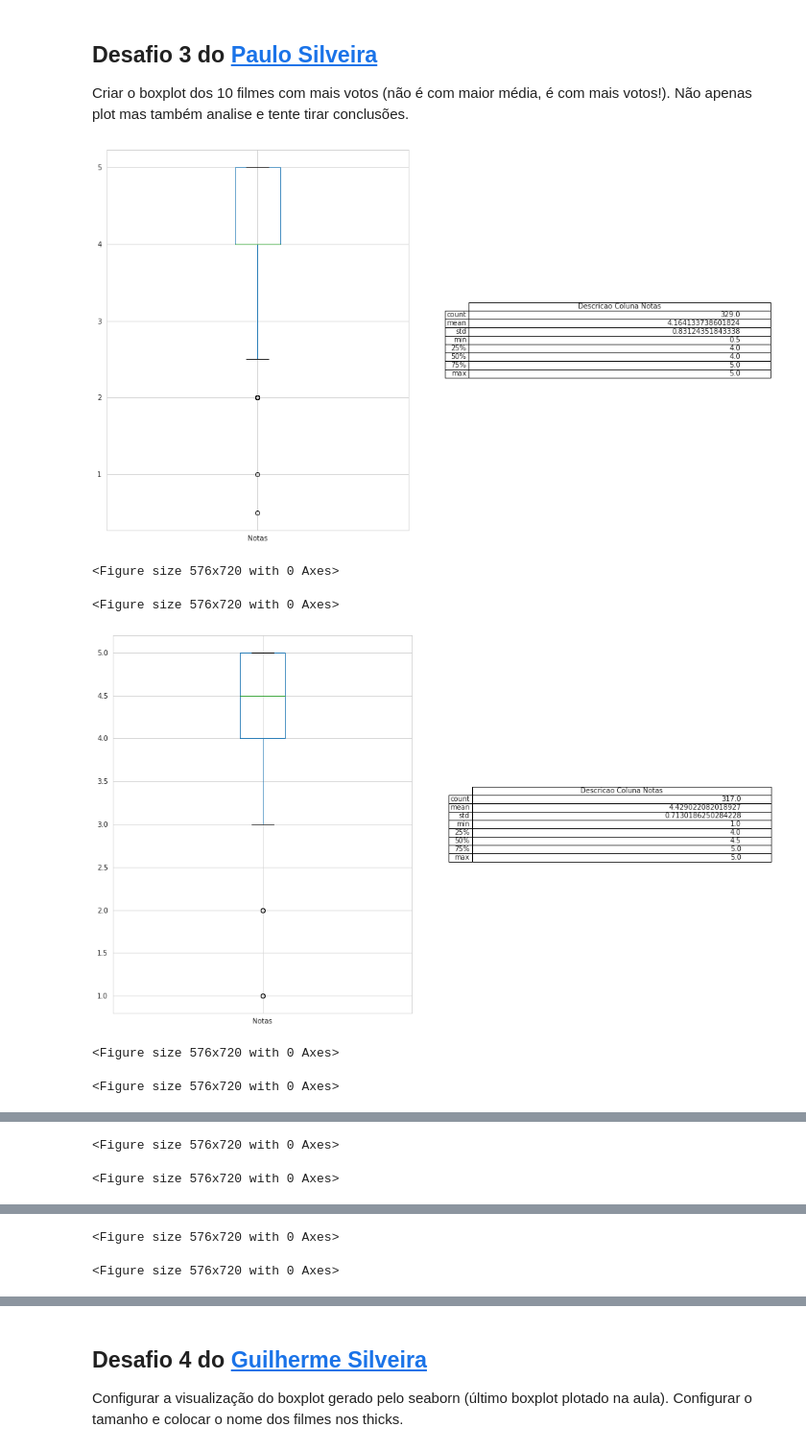
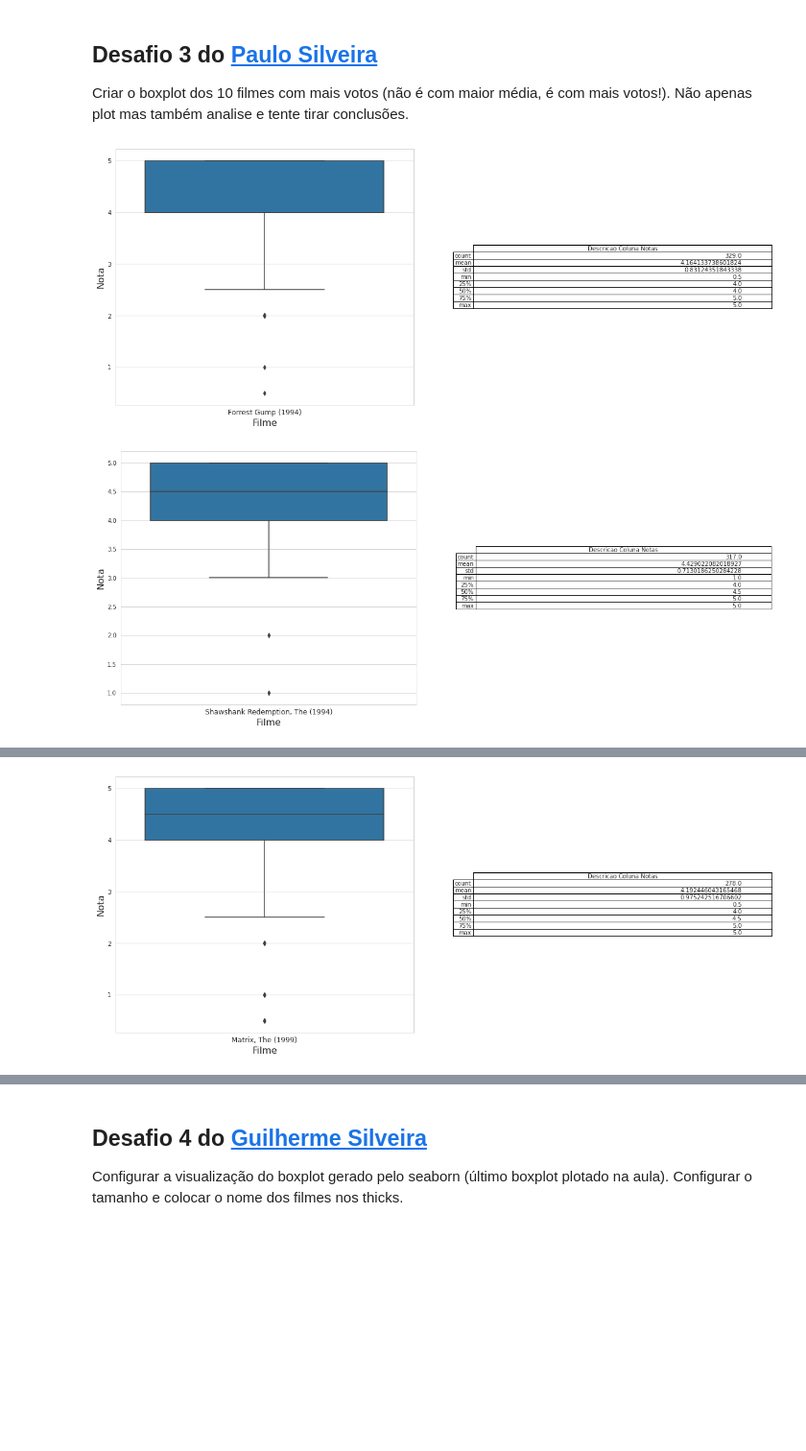
Before and after one commit to RafaelHPS/QuarentenaDados, a Jupyter notebook: QuarentenaDados.ipynb, the cells around one changed output, grey strips where cells are left out. Shown at 96% size. Drawn from its saved outputs; the diff is of its cells as text; code cells hidden in the pictures; blank space fills up the shorter version.

```diff
--- a/QuarentenaDados.ipynb
+++ b/QuarentenaDados.ipynb
@@ -251,21 +251,25 @@ plt.show()
 Encontar vários filmes com médias próximas e distribuições diferentes, use a função **plot_filmes(n)** para plotar.
 # %%
 def plot_filme(n):
-  fig, axs = plt.subplots(ncols=3)
+  fig, axs = plt.subplots(1,3,figsize=(20,8))
 
   #fig,(axs,tabax) = plt.subplots(ncols=2, gridspec_kw=dict(width_ratios=[2,1]))
 
-  plt.figure(figsize=(8,10))
-  notas_do_filme = ratings.query(f"movieId=={n}")["rating"]
-  plot_hist = notas_do_filme.plot(kind='hist',ax=axs[0])
+  #plt.figure(figsize=(8,10))
+  notas_do_filme = ratings.query(f"movieId=={n}")
+  plot_hist = notas_do_filme.plot(kind='hist',x="movieId",y="rating",ax=axs[0])
   plot_hist.set_xlabel('Notas')
 
-  plt.figure(figsize=(8,10))
-  plot_box = notas_do_filme.plot.box(ax=axs[1])
+  #plt.figure(figsize=(8,10))
+  #plot_box = notas_do_filme.plot.box(ax=axs[1])
+
   nome_do_filme = movies.query(f"movieId=={n}")["title"]
+  plot_box = sns.boxplot(data = notas_do_filme, x="movieId", y="rating",ax=axs[1])
+  plot_box.set_xlabel("Filme", fontsize=16)
+  plot_box.set_ylabel("Nota", fontsize=16)
   plot_box.set_xticklabels(nome_do_filme)
 
-  summary = notas_do_filme.describe().to_frame()
+  summary = notas_do_filme["rating"].describe().to_frame()
   plot_table = axs[2].table(cellText=summary.values,
           rowLabels=summary.index,
           colLabels=["Descricao Coluna Notas"],
@@ -273,8 +277,6 @@ def plot_filme(n):
           loc='center')
   axs[2].axis("off")
 
-
-
   plt.show()
   print('\n')
   return
@@ -303,16 +299,17 @@ for id_filme in media_filmes_nao_redonda["movieId"]:
  Criar o boxplot dos 10 filmes com mais votos (não é com maior média, é com mais votos!). Não apenas plot mas também analise e tente tirar conclusões.
 # %%
 def box_plot_top_dez(n):
-  fig, axs = plt.subplots(ncols=2)
+  fig, axs = plt.subplots(1,2,figsize=(20,8))
 
-  plt.figure(figsize=(8,10))
-  notas_do_filme = ratings.query(f"movieId=={n}")["rating"]
-  nome_do_filme = movies.query(f"movieId=={n}")
-  plt.figure(figsize=(8,10))
-  plot_box = notas_do_filme.plot.box(ax=axs[0])
+  notas_do_filme = ratings.query(f"movieId=={n}")
+  nome_do_filme = movies.query(f"movieId=={n}")["title"]
+  plot_box = sns.boxplot(data=notas_do_filme,x='movieId',y='rating', ax=axs[0])
   plot_box.set_xticklabels('Notas')
+  plot_box.set_xlabel("Filme", fontsize=16)
+  plot_box.set_ylabel("Nota", fontsize=16)
+  plot_box.set_xticklabels(nome_do_filme,fontsize=12)
 
-  summary = notas_do_filme.describe().to_frame()
+  summary = notas_do_filme.describe()["rating"].to_frame()
   plot_table = axs[1].table(cellText=summary.values,
           rowLabels=summary.index,
           colLabels=["Descricao Coluna Notas"],
@@ -324,14 +321,10 @@ def box_plot_top_dez(n):
   print('\n')
   return
 # %%
-top_dez_votos = contagem_notas.sort_values("countRating",ascending=False).head(10)
+top_dez_votos = contagem_notas.sort_values(by="countRating",ascending=False).head(10)
 
 for id_filme in top_dez_votos.index:
   box_plot_top_dez(id_filme)
 # %% [output]
-[figure, old version]
+[figure, new version]
-<Figure size 576x720 with 0 Axes>
-<Figure size 576x720 with 0 Axes>
-[figure, old version]
+[figure, new version]
-<Figure size 576x720 with 0 Axes>
-<Figure size 576x720 with 0 Axes>
@@ -339,2 +331,0 @@ for id_filme in top_dez_votos.index:
-<Figure size 576x720 with 0 Axes>
-<Figure size 576x720 with 0 Axes>
@@ -342,2 +332,0 @@ for id_filme in top_dez_votos.index:
-<Figure size 576x720 with 0 Axes>
-<Figure size 576x720 with 0 Axes>
@@ -344,0 +333 @@ for id_filme in top_dez_votos.index:
+[figure, added]
```
Also changed, not shown: parts of 10 cells of this notebook.
